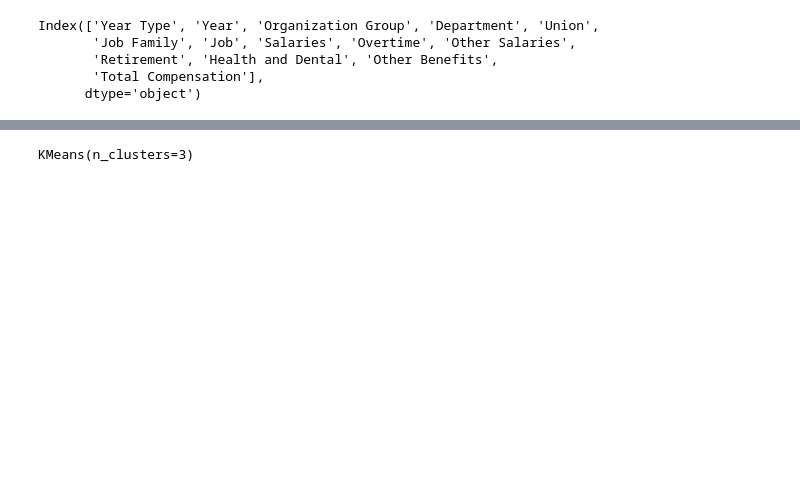
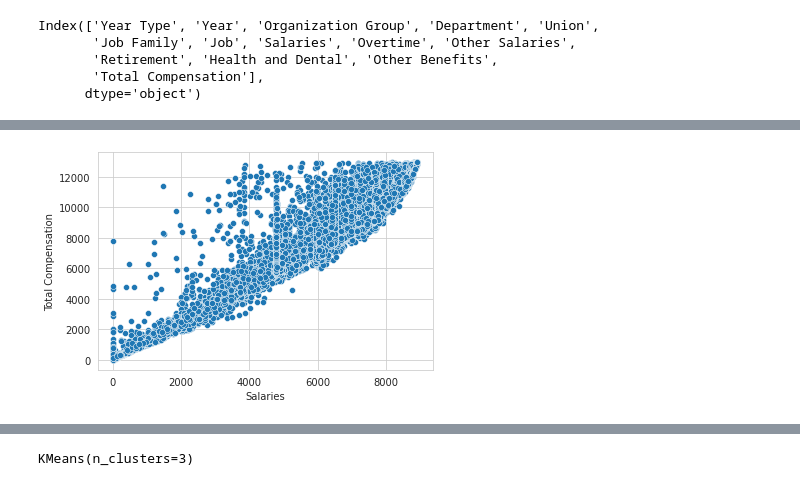
Before and after one commit to Romneasek/K_Means_Project, a Jupyter notebook: K_Means_Project.ipynb, the cells around one changed output, grey strips where cells are left out. Saved outputs shown, nothing was run; the diff lists cells and outputs as text; code cells hidden in the pictures; blank space fills up the shorter version.

```diff
--- a/K_Means_Project.ipynb
+++ b/K_Means_Project.ipynb
@@ -429,0 +410,6 @@ df1
+# %%
+sns.set_style("whitegrid")
+sns.scatterplot(x=df1['Salaries'], y=df1['Total Compensation'])
+plt.show()
+# %% [output]
+[figure, added]
```
Also changed, not shown: parts of 45 cells of this notebook.
